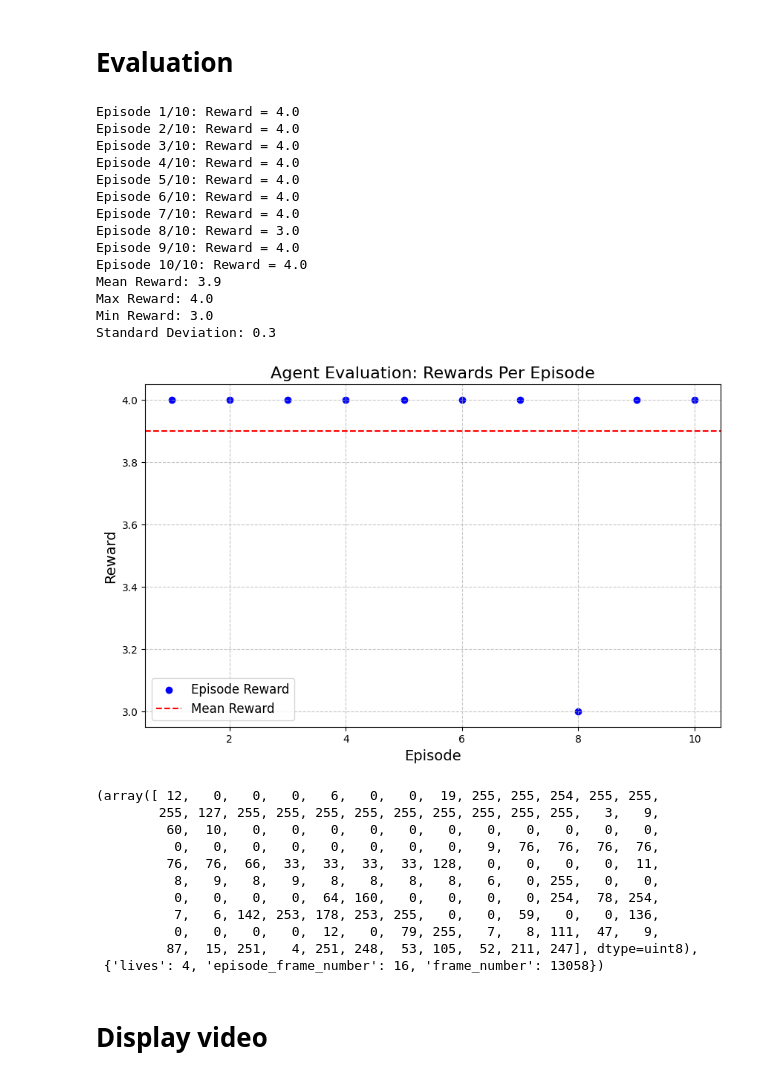
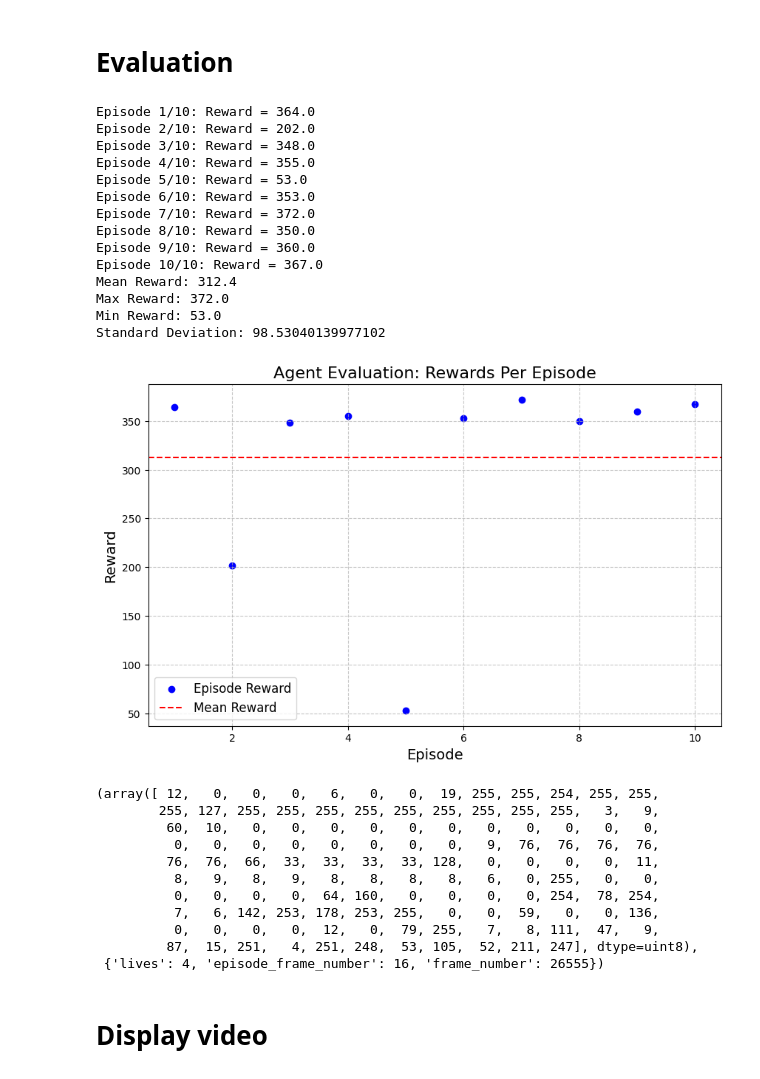
Before and after one commit to glorypumpkin/pda-project, a Jupyter notebook: MPC_PDA_Project.ipynb, the cells around one changed output. Cells and saved outputs as stored; diff of their text form; code cells hidden in the pictures.

```diff
--- a/MPC_PDA_Project.ipynb
+++ b/MPC_PDA_Project.ipynb
@@ -121,7 +103,7 @@ class DQN(nn.Module):
         super(DQN, self).__init__()
         self.layer1 = nn.Linear(n_observations, 256) #128 neurons -> 256
         # Dropout randomly deactivates fraction of neurons during training phase whcih forces the network to learn more robus features and prevents overfitting (overffiting is a situation when a model learns the training data too well (memorizes it) instead of trying to "understand" general rules, principles and strategies. It memorizes patterns which is trying to "senselessly" use later)
-        self.dropout1 = nn.Dropout(0.3) #0.2 -> 0.3
+        # self.dropout1 = nn.Dropout(0.3) #0.2 -> 0.3
         self.layer2 = nn.Linear(256, 256)
         # self.dropout2 = nn.Dropout(0.3)
         self.layer3 = nn.Linear(256, n_actions) # take 128 features from the second layer as the second one takes the same amount from first one and outputs n_actions which are those Q-values.
@@ -136,7 +118,7 @@ class DQN(nn.Module):
     def forward(self, x):
         x = x.flatten(start_dim=1) # We need to to flatten the input s (tensor). Flattening is a process converting multidimensional input into a single vector (as expected by the first layer)
         x = F.relu(self.layer1(x)) # x represents the current state, self.layer1(x) - performs linear transformation by maping it to vector of 128 elements, the result of self.layer(1) futher serves as the input to reLU activation function, which sets negative values to zero and keeps positive ones as they are.
-        x = self.dropout1(x) # Applying dropout
+        # x = self.dropout1(x) # Applying dropout
         x = F.relu(self.layer2(x)) # the x here is the result of the previous operation (line above) and the operation is exactly the same, just the x is different.
         # x = self.dropout2(x)
         return self.layer3(x) # Final layer produces n_actions ( Q(current_state, action) )
@@ -157,10 +139,10 @@ class DQN(nn.Module):
 # EPS_DECAY controls the rate of exponential decay of epsilon, higher means a slower decay
 # TAU is the update rate of the target network
 # LR is the learning rate of the ``AdamW`` optimizer
-BATCH_SIZE = 512 #128 -> 512
-GAMMA = 0.99
-EPS_START = 0.9
-EPS_END = 0.05
+BATCH_SIZE = 256 #128 -> 512
+GAMMA = 0.95
+EPS_START = 1.0 # Start with full exploration
+EPS_END = 0.05 # Minimal exploration toward the end
 EPS_DECAY = 50000 # This value determines the trashold "explor:exploit" higher it is the more the agent is encouraged to explore new solution and experiment, lower value leads to exploit (use, apply) what he knows.
 TAU = 0.005
 LR_START = 1e-3 #1e-4 -> 1e-3
@@ -184,7 +166,7 @@ target_net.load_state_dict(policy_net.state_dict())
 
 optimizer = optim.AdamW(policy_net.parameters(), lr=LR_START, amsgrad=True, weight_decay=0.006) # This influences "Learning Rate".
 scheduler = ReduceLROnPlateau(optimizer, mode='max', factor=0.7, patience=10, verbose=True) # This influences "Learning Rate" so we don't have to do it manually.
-memory = ReplayMemory(50000) #20000 -> 50000 -> 100000
+memory = ReplayMemory(100000) #20000 -> 50000 -> 100000
 # We can tamper with this parameter to increase the space which can be used by the agent to store experience which prevents him from forgetting important data.
 
 steps_done = 0
@@ -273,6 +255,8 @@ def evaluate_agent(env, agent, device, episode, render=False):
     for t in count():
         with torch.no_grad():
             action = agent(state).max(1).indices.view(1, 1)
+            if t < 30:
+                action = torch.tensor([[2]], device=device, dtype=torch.long)
 
         observation, reward, terminated, truncated, _ = env.step(action)
         total_reward += reward
@@ -367,8 +351,16 @@ for i_episode in range(num_episodes):
 
     # Evaluation phase
     if i_episode % evaluation_interval == 0:
-        round_reward = evaluate_agent(env, policy_net, device, i_episode)
-        print(f"Trained episode {i_episode: >5}. Reward in gameplay: {round_reward} points")
+        round_rewards = []
+        for episode in range(evaluation_episodes):
+          round_reward = evaluate_agent(env, policy_net, device, episode)
+          round_rewards.append(round_reward)
+        avg_reward = sum(round_rewards) / len(round_rewards)
+        print(f"Trained episode {i_episode: >5}. Avg reward in gameplay: {avg_reward} points")
+        if avg_reward > 300:
+          print(f"Environment solved in {i_episode} episodes!")
+          break
+
 
 print('Complete')
 # %% [output]
@@ -482,54 +470,53 @@ env = gym.make('ALE/Pacman-ram-v5', render_mode="rgb_array")
 env = gym.wrappers.RecordVideo(env, "videos", episode_trigger=lambda t: True)
 
 # Initialize agent
-agent = DQN(n_observations, n_actions)
-agent.load_state_dict(torch.load("policy_net_v8_3000e.pth"))
+agent = DQN(n_observations, n_actions).to(device)
+agent.load_state_dict(torch.load("policy_net_v9_3000e.pth"))
 agent.eval()
-agent.to(device)
 
 # Plotting Function
 def plot_rewards(rewards):
     plt.figure(figsize=(10, 6))
     plt.scatter(range(1, len(rewards) + 1), rewards, color='blue', label='Episode Reward')
     plt.xlabel("Episode", fontsize=14)
     plt.ylabel("Reward", fontsize=14)
     plt.title("Agent Evaluation: Rewards Per Episode", fontsize=16)
     plt.grid(True, linestyle='--', alpha=0.7)
     plt.axhline(np.mean(rewards), color='red', linestyle='--', label='Mean Reward')  # Add a mean line
     plt.legend(fontsize=12)
     plt.show()
 
 # Evaluate Over Multiple Episodes
 n_episodes = 10
 rewards = []
 
 for episode in range(n_episodes):
-    reward = evaluate_agent(env, agent, device, episode, render=(episode % 2 == 0))
+    reward = evaluate_agent(env, agent, device, episode, render=True)
     env.close()
     rewards.append(reward)
     print(f"Episode {episode + 1}/{n_episodes}: Reward = {reward}")
 
 log_metrics(rewards)
 plot_rewards(rewards)
 
 # Reset environment for training
 env.reset()
 # %% [output]
-Episode 1/10: Reward = 4.0
-Episode 2/10: Reward = 4.0
-Episode 3/10: Reward = 4.0
-Episode 4/10: Reward = 4.0
-Episode 5/10: Reward = 4.0
-Episode 6/10: Reward = 4.0
-Episode 7/10: Reward = 4.0
-Episode 8/10: Reward = 3.0
-Episode 9/10: Reward = 4.0
-Episode 10/10: Reward = 4.0
-Mean Reward: 3.9
-Max Reward: 4.0
-Min Reward: 3.0
-Standard Deviation: 0.3
+Episode 1/10: Reward = 364.0
+Episode 2/10: Reward = 202.0
+Episode 3/10: Reward = 348.0
+Episode 4/10: Reward = 355.0
+Episode 5/10: Reward = 53.0
+Episode 6/10: Reward = 353.0
+Episode 7/10: Reward = 372.0
+Episode 8/10: Reward = 350.0
+Episode 9/10: Reward = 360.0
+Episode 10/10: Reward = 367.0
+Mean Reward: 312.4
+Max Reward: 372.0
+Min Reward: 53.0
+Standard Deviation: 98.53040139977102
-[figure, old version]
+[figure, new version]
 (array([ 12,   0,   0,   0,   6,   0,   0,  19, 255, 255, 254, 255, 255,
         255, 127, 255, 255, 255, 255, 255, 255, 255, 255, 255,   3,   9,
          60,  10,   0,   0,   0,   0,   0,   0,   0,   0,   0,   0,   0,
@@ -540,7 +527,7 @@ Standard Deviation: 0.3
           7,   6, 142, 253, 178, 253, 255,   0,   0,  59,   0,   0, 136,
           0,   0,   0,   0,  12,   0,  79, 255,   7,   8, 111,  47,   9,
          87,  15, 251,   4, 251, 248,  53, 105,  52, 211, 247], dtype=uint8),
- {'lives': 4, 'episode_frame_number': 16, 'frame_number': 13058})
+ {'lives': 4, 'episode_frame_number': 16, 'frame_number': 26555})
 # %% [markdown]
 # Display video
 # %%
```
Also changed, not shown: parts of 7 cells of this notebook.
